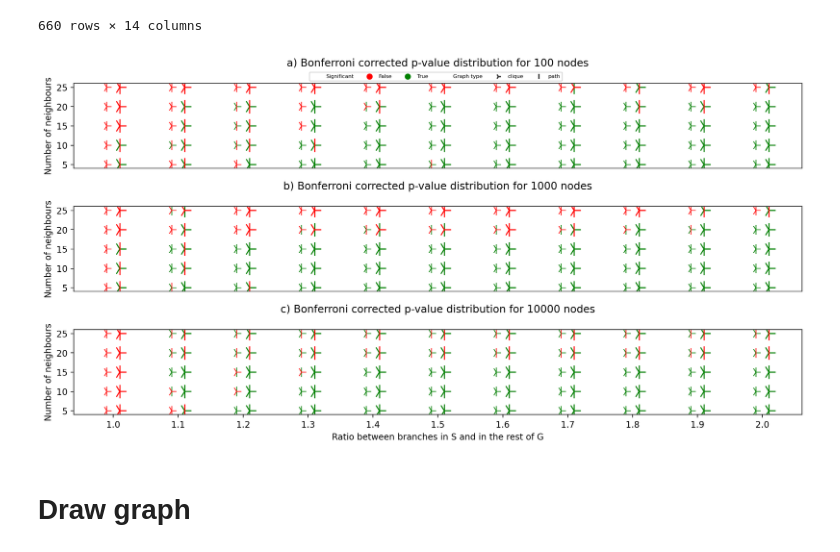
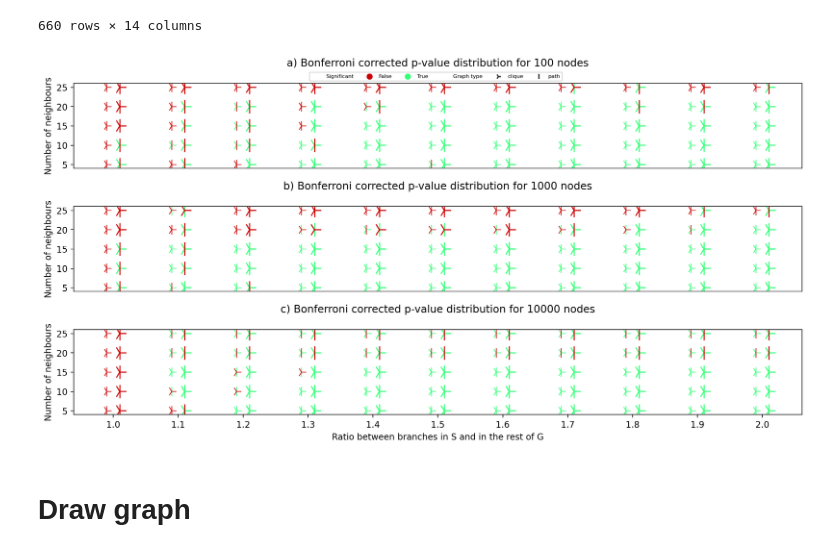
Before and after one commit to predragoetf/CTD2, a Jupyter notebook: visualise_experiments.ipynb, the cells around one changed output. Cells and saved outputs as stored; diff of their text form; code cells hidden in the pictures.

```diff
--- a/visualise_experiments.ipynb
+++ b/visualise_experiments.ipynb
@@ -64,38 +64,38 @@ for subpl, node_number, sec in zip([0, 1, 2], [100, 1000, 10000], ['a', 'b', 'c'
     df_sel.loc[:, 'weight_ratio'] = df_sel.loc[:, 'weight_ratio'].add(- 0.01)
     s_num = 5. if node_number < 10000 else 50.
     sns.scatterplot(data=df_sel[df_sel['s_nodes'] == s_num], x='weight_ratio', y='num_neighbours', size='s_nodes', hue='Significant',
-                    palette=['r', 'g'], style='Graph type', markers=markers, sizes=(120,150), ax=ax[subpl])
+                    palette=['#cc0000', '#33ff77'], style='Graph type', markers=markers, sizes=(120,150), ax=ax[subpl])
     s_num = 10. if node_number < 10000 else 100.
     df_sel.loc[:, 'weight_ratio'] = df_sel.loc[:, 'weight_ratio'].add(0.02)
     sns.scatterplot(data=df_sel[df_sel['s_nodes'] == s_num], x='weight_ratio', y='num_neighbours', size='s_nodes', hue='Significant',
-                    palette=['r', 'g'], style='Graph type', markers=markers, sizes=(240,300), ax=ax[subpl])
+                    palette=['#cc0000', '#33ff77'], style='Graph type', markers=markers, sizes=(240,300), ax=ax[subpl])
 
     ax[subpl].set_yticks([5, 10, 15, 20, 25])
     ax[subpl].set_ylabel('Number of neighbours')
 
     if subpl == 2:
         ax[subpl].set_xlabel('Ratio between branches in S and in the rest of G')
         ax[subpl].set_xticks([1, 1.1, 1.2, 1.3, 1.4, 1.5, 1.6, 1.7, 1.8, 1.9, 2])
 
     else:
         ax[subpl].set_xlabel(None)
         ax[subpl].set_xticks([])
 
 
     ax[subpl].set_title('{}) Bonferroni corrected p-value distribution for {} nodes\n'.format(sec, node_number))
     if subpl == 0:
         handles, labels = ax[subpl].get_legend_handles_labels()
         handles = handles[:3] + handles[5:8]
         labels = labels[:3] + labels[5:8]
         ax[subpl].legend(handles, labels, bbox_to_anchor=(0.32, 1.), ncol = 6, fontsize=6)
     else:
         ax[subpl].get_legend().remove()
 
 
 plt.savefig(f'bonferroni_abc.png', bbox_inches='tight')
 plt.show()
 # %% [output]
-[figure, old version]
+[figure, new version]
 # %% [markdown]
 # Draw graph
 # %%
```
Also changed, not shown: parts of 1 cell of this notebook.
